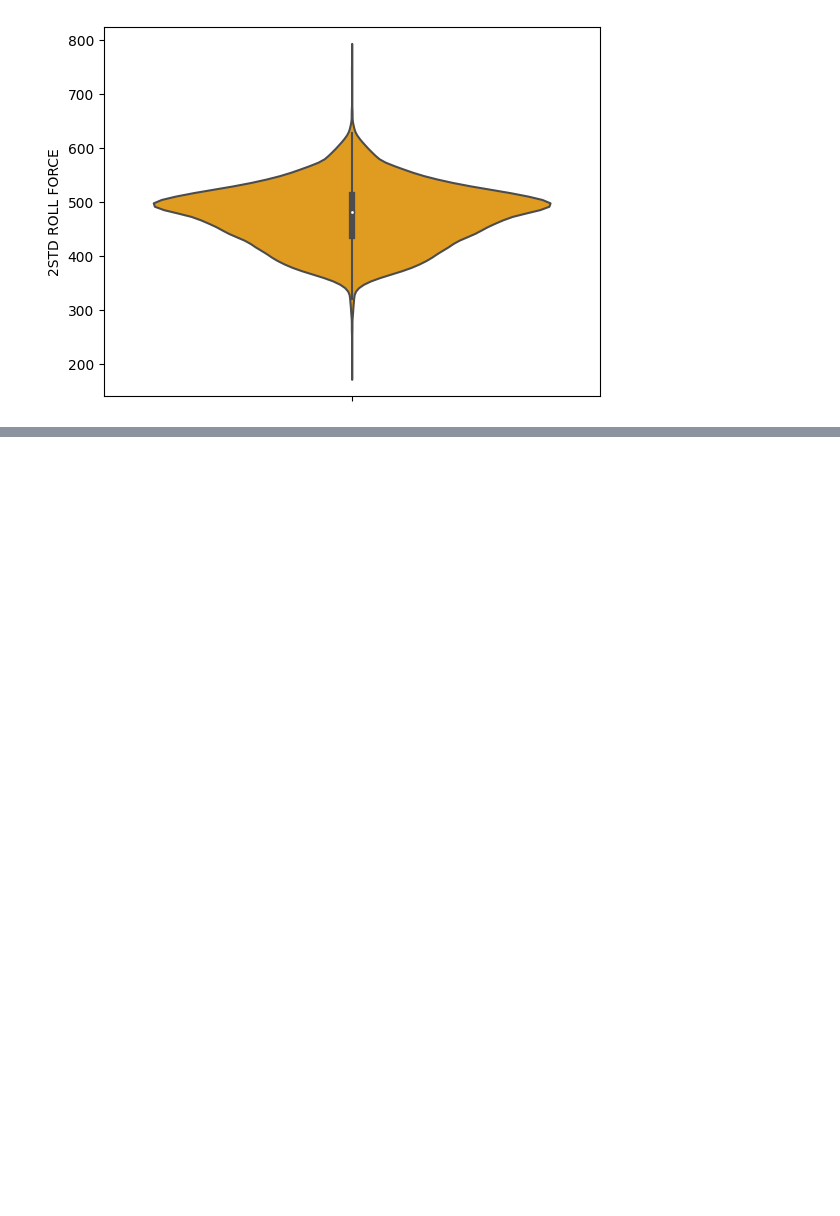
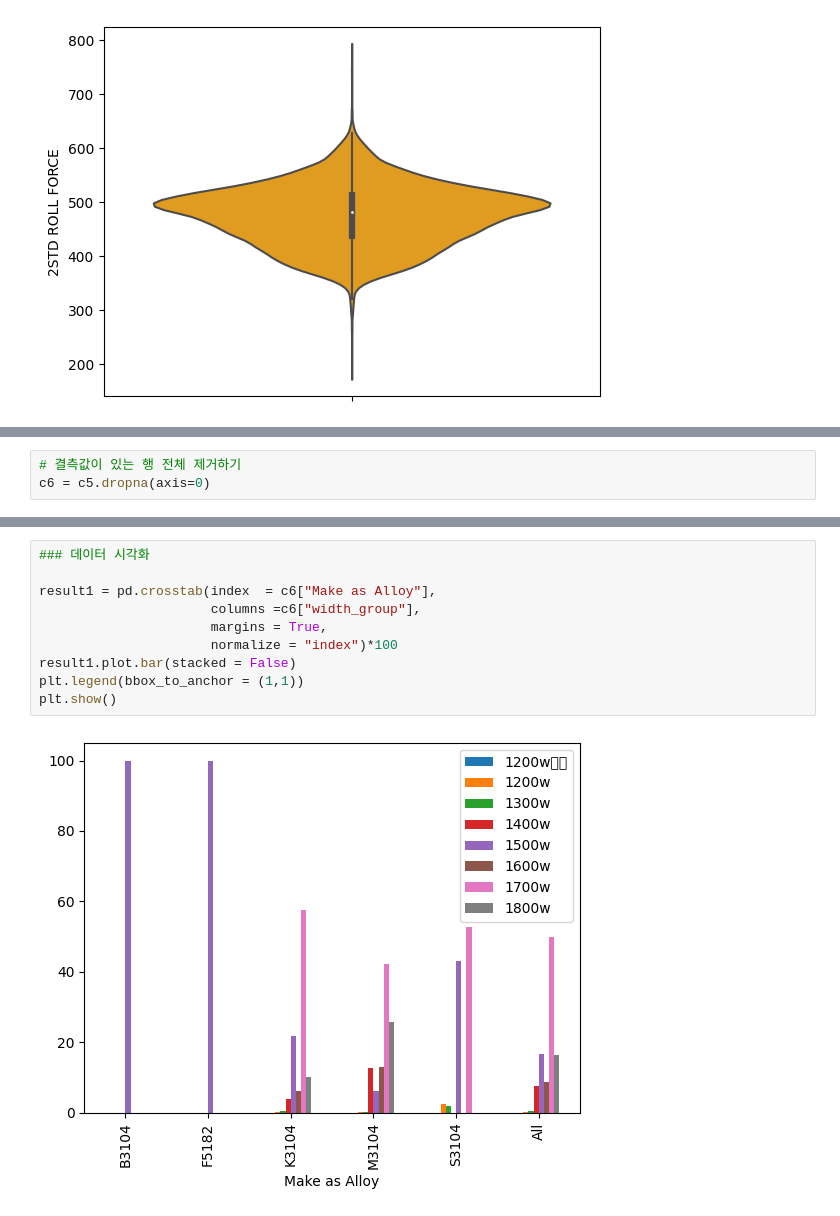
Before and after one commit to joahyot/202308_python_training_YJ, a Jupyter notebook: review02.ipynb, the cells around one changed output, grey strips where cells are left out. Drawn from its saved outputs; the diff is of its cells as text; blank space fills up the shorter version.

```diff
--- a/review02.ipynb
+++ b/review02.ipynb
@@ -475,0 +487,3 @@ plt.show()
+# %%
+# 결측값이 있는 행 전체 제거하기
+c6 = c5.dropna(axis=0)
@@ -475,0 +560,12 @@ plt.show()
+# %%
+### 데이터 시각화
+
+result1 = pd.crosstab(index  = c6["Make as Alloy"],
+                      columns =c6["width_group"],
+                      margins = True,
+                      normalize = "index")*100
+result1.plot.bar(stacked = False)
+plt.legend(bbox_to_anchor = (1,1))
+plt.show()
+# %% [output]
+[figure, added]
```
Also changed, not shown: parts of 21 cells of this notebook, 2 other files.
